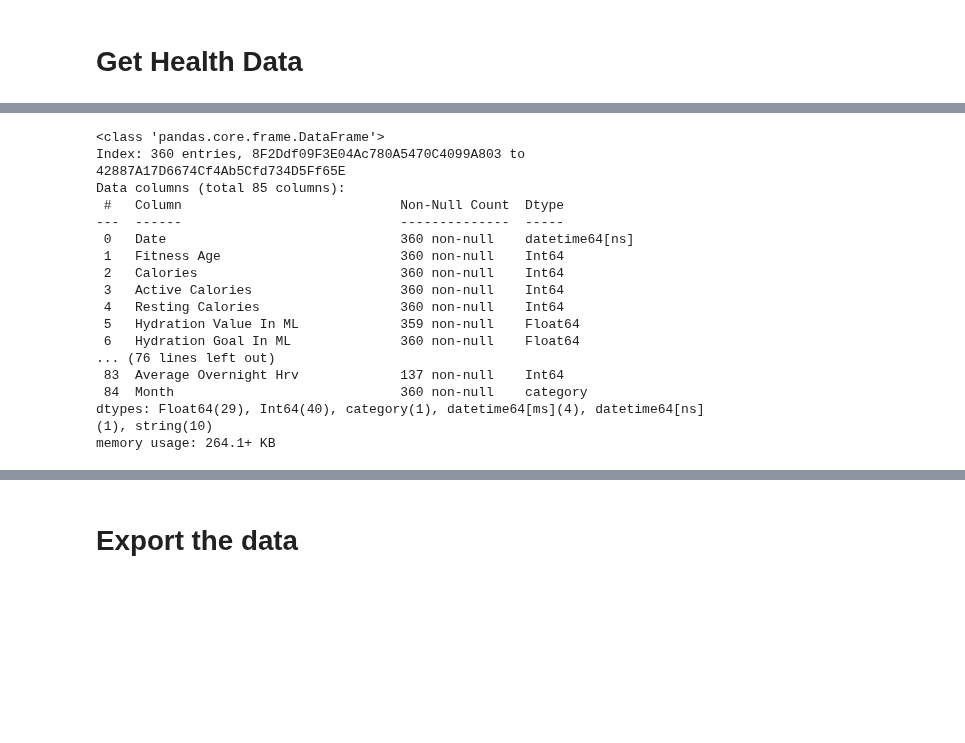
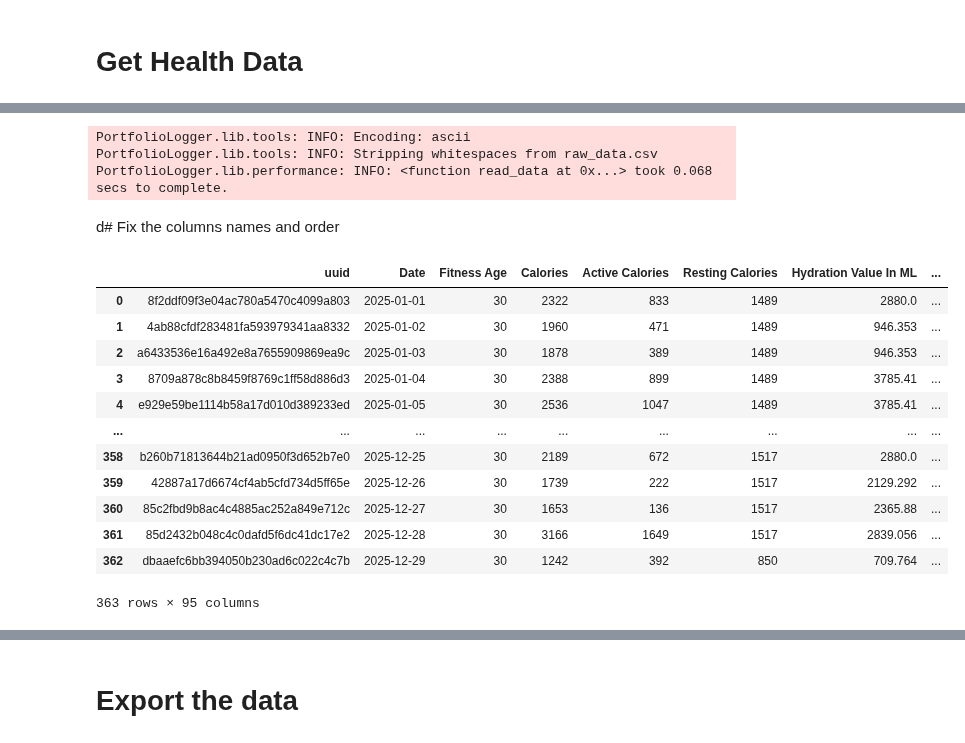
Before and after one commit to christophermagno/christophermagno, a Jupyter notebook: Projects/Health Analysis/health_dataset.ipynb, the cells around one changed output, grey strips where cells are left out. Cells and saved outputs as stored; diff of their text form; code cells hidden in the pictures; blank space fills up the shorter version.

Commit message:
Updating docs, making it so I can add updates to health dataset per row instead of processing all dates again

```diff
--- a/Projects/Health Analysis/health_dataset.ipynb
+++ b/Projects/Health Analysis/health_dataset.ipynb
@@ -488,0 +520,6 @@ for col in ['Sleep Start Timestamp GMT', 'Sleep End Timestamp GMT', 'Sleep Start
+# %%
+df = lib.read_data(project.raw_file)
+# %% [output]
+PortfolioLogger.lib.tools: INFO: Encoding: ascii
+PortfolioLogger.lib.tools: INFO: Stripping whitespaces from raw_data.csv
+PortfolioLogger.lib.performance: INFO: <function read_data at 0x...> took 0.068 secs to complete.
@@ -489,2 +530,4 @@ for col in ['Sleep Start Timestamp GMT', 'Sleep End Timestamp GMT', 'Sleep Start
+# %% [markdown]
+d# Fix the columns names and order
 # %%
 remap_columns = {
@@ -605,25 +662,19 @@ remap_columns = {
 }
 # %%
-df = df[remap_columns.keys()]
-df = df.rename(columns=remap_columns)
-df
+# df = df[remap_columns.keys()]
+# df = df.rename(columns=remap_columns)
+# df
+# %% [output]
+|  | uuid | Date | Fitness Age | Calories | Active Calories | Resting Calories | Hydration Value In ML | ... |
+| 0 | 8f2ddf09f3e04ac780a5470c4099a803 | 2025-01-01 | 30 | 2322 | 833 | 1489 | 2880.0 | ... |
+| 1 | 4ab88cfdf283481fa593979341aa8332 | 2025-01-02 | 30 | 1960 | 471 | 1489 | 946.353 | ... |
+| 2 | a6433536e16a492e8a7655909869ea9c | 2025-01-03 | 30 | 1878 | 389 | 1489 | 946.353 | ... |
+| 3 | 8709a878c8b8459f8769c1ff58d886d3 | 2025-01-04 | 30 | 2388 | 899 | 1489 | 3785.41 | ... |
+| 4 | e929e59be1114b58a17d010d389233ed | 2025-01-05 | 30 | 2536 | 1047 | 1489 | 3785.41 | ... |
+| ... | ... | ... | ... | ... | ... | ... | ... | ... |
+| 358 | b260b71813644b21ad0950f3d652b7e0 | 2025-12-25 | 30 | 2189 | 672 | 1517 | 2880.0 | ... |
+| 359 | 42887a17d6674cf4ab5cfd734d5ff65e | 2025-12-26 | 30 | 1739 | 222 | 1517 | 2129.292 | ... |
+| 360 | 85c2fbd9b8ac4c4885ac252a849e712c | 2025-12-27 | 30 | 1653 | 136 | 1517 | 2365.88 | ... |
+| 361 | 85d2432b048c4c0dafd5f6dc41dc17e2 | 2025-12-28 | 30 | 3166 | 1649 | 1517 | 2839.056 | ... |
+| 362 | dbaaefc6bb394050b230ad6c022c4c7b | 2025-12-29 | 30 | 1242 | 392 | 850 | 709.764 | ... |
+363 rows × 95 columns
-# %%
-df.info()
-# %% [output]
-<class 'pandas.core.frame.DataFrame'>
-Index: 360 entries, 8F2Ddf09F3E04Ac780A5470C4099A803 to 42887A17D6674Cf4Ab5Cfd734D5Ff65E
-Data columns (total 85 columns):
- #   Column                            Non-Null Count  Dtype
----  ------                            --------------  -----
- 0   Date                              360 non-null    datetime64[ns]
- 1   Fitness Age                       360 non-null    Int64
- 2   Calories                          360 non-null    Int64
- 3   Active Calories                   360 non-null    Int64
- 4   Resting Calories                  360 non-null    Int64
- 5   Hydration Value In ML             359 non-null    Float64
- 6   Hydration Goal In ML              360 non-null    Float64
-... (76 lines left out)
- 83  Average Overnight Hrv             137 non-null    Int64
- 84  Month                             360 non-null    category
-dtypes: Float64(29), Int64(40), category(1), datetime64[ms](4), datetime64[ns](1), string(10)
-memory usage: 264.1+ KB
```
Also changed, not shown: parts of 21 cells of this notebook, 3 other files.
